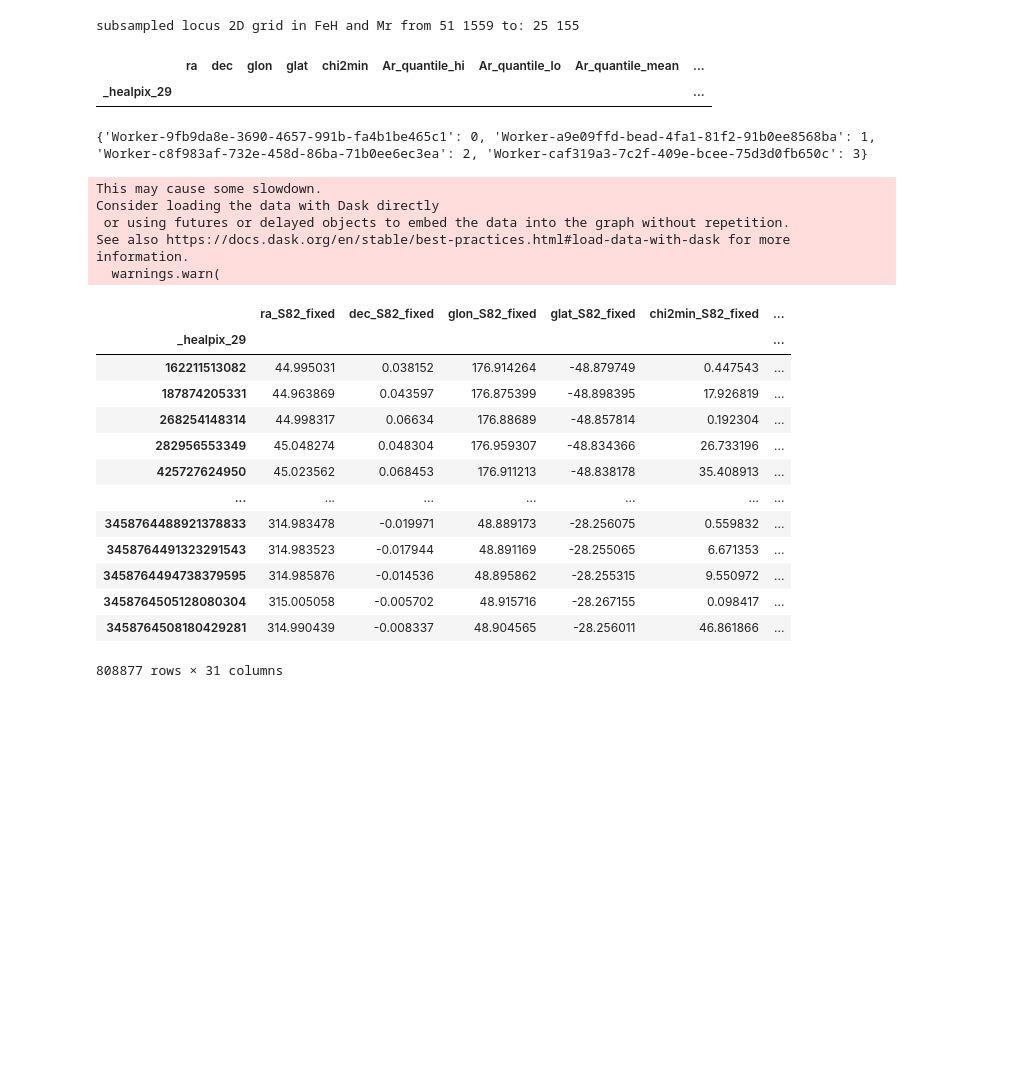
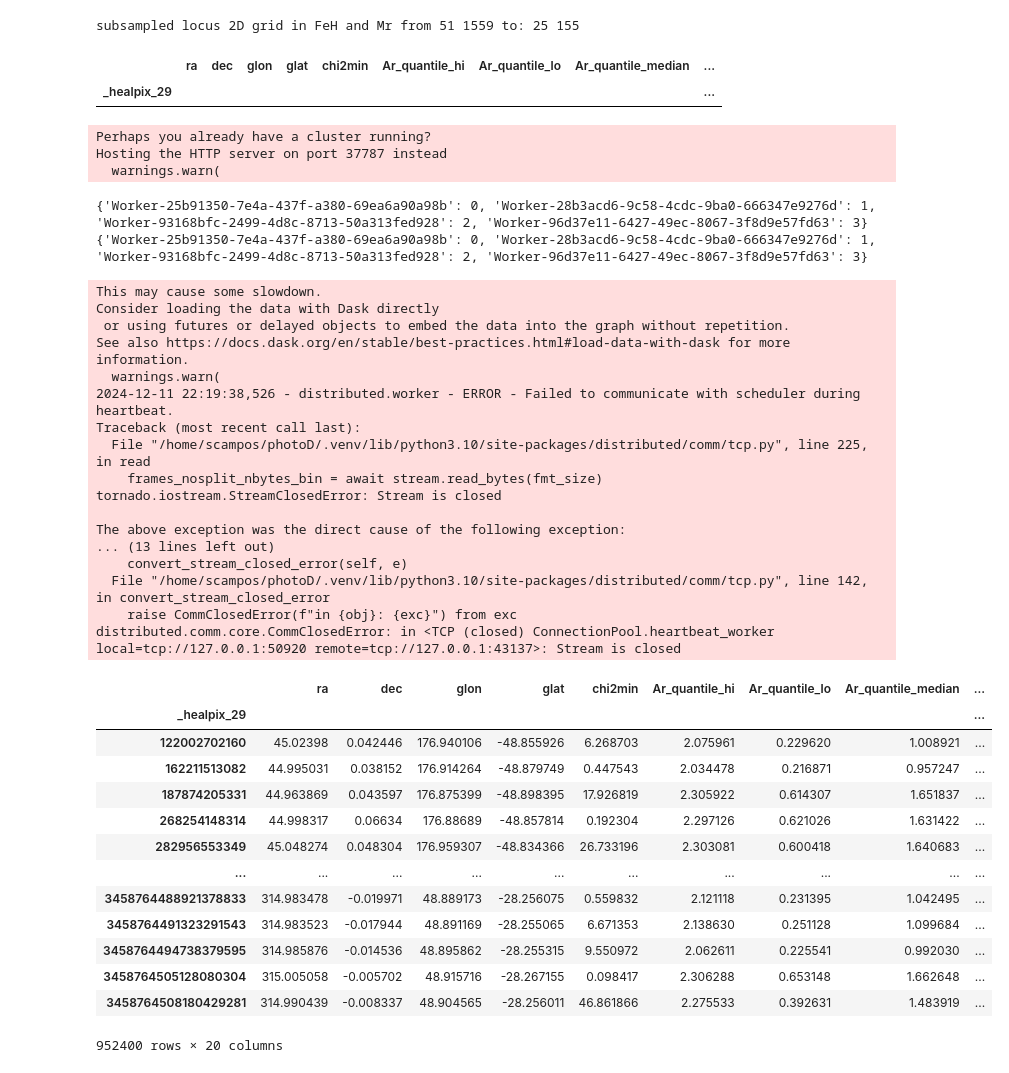
Before and after one commit to labastro-rbi/photoD, a Jupyter notebook: docs/pre_executed/run_with_lsdb.ipynb, the cells around one changed output. Cells and saved outputs as stored; diff of their text form; code cells hidden in the pictures; blank space fills up the shorter version.

Commit message:
Calculate Qr quantiles

```diff
--- a/docs/pre_executed/run_with_lsdb.ipynb
+++ b/docs/pre_executed/run_with_lsdb.ipynb
@@ -93,3 +81,13 @@ def merging_function(partition, map_partition, partition_pixel, map_pixel, globa
+# %%
+quantile_cols = [f"{statisticsName}_quantile_{quantile}" for statisticsName in ["Mr","FeH","Ar","Qr"] for quantile in ["lo","median","hi"]]
+estimate_cols = sorted([*quantile_cols,"MrdS","FeHdS","ArdS"])
+col_names = ["ra","dec","glon","glat","chi2min",*estimate_cols]
+meta = npd.NestedFrame.from_dict({ col: pd.Series([], dtype=np.float32) for col in col_names })
+meta.index.name = "_healpix_29"
+meta
+# %% [output]
+|  | ra | dec | glon | glat | chi2min | Ar_quantile_hi | Ar_quantile_lo | Ar_quantile_median | ... |
+| _healpix_29 |  |  |  |  |  |  |  |  | ... |
 # %%
 def get_worker_dict():
     res = s82_stripe_catalog._ddf.partitions[0:5].map_partitions(lambda df: pd.DataFrame.from_dict({"workers":[get_worker().id]}), meta={"workers": object}).compute()
@@ -97,42 +95,48 @@ def get_worker_dict():
     worker_dict = {id: i for i, id in enumerate(worker_ids)}
     print(worker_dict)
     return worker_dict
-# %%
-quantile_cols = [f"{statisticsName}_quantile_{quantile}" for statisticsName in ["Mr", "FeH", "Ar"] for quantile in ["lo","mean","hi"]]
-estimate_cols = sorted([*quantile_cols,"MrdS","FeHdS","ArdS"])
-col_names = ["ra","dec","glon","glat","chi2min",*estimate_cols]
-meta = npd.NestedFrame.from_dict({ col: pd.Series([], dtype=np.float32) for col in col_names })
-meta.index.name = "_healpix_29"
-meta
-# %% [output]
-|  | ra | dec | glon | glat | chi2min | Ar_quantile_hi | Ar_quantile_lo | Ar_quantile_mean | ... |
-| _healpix_29 |  |  |  |  |  |  |  |  | ... |
 # %%
 with Client(n_workers=4) as client:
     worker_dict = get_worker_dict()
+    print(worker_dict)
     delayed_global_params = delayed(globalParams)
     merge_lazy = s82_stripe_catalog.merge_map(prior_map_catalog, merging_function, globalParams=delayed_global_params, worker_dict=worker_dict, meta=meta)
-    crossmatched = merge_lazy.crossmatch(gaia_distances)
-    xmatch_result = crossmatched.compute()
+    xmatch_result = merge_lazy.compute()
 xmatch_result
 # %% [output]
-{'Worker-9fb9da8e-3690-4657-991b-fa4b1be465c1': 0, 'Worker-a9e09ffd-bead-4fa1-81f2-91b0ee8568ba': 1, 'Worker-c8f983af-732e-458d-86ba-71b0ee6ec3ea': 2, 'Worker-caf319a3-7c2f-409e-bcee-75d3d0fb650c': 3}
+Perhaps you already have a cluster running?
+Hosting the HTTP server on port 37787 instead
+  warnings.warn(
-This may cause some slowdown.
-Consider loading the data with Dask directly
- or using futures or delayed objects to embed the data into the graph without repetition.
-See also https://docs.dask.org/en/stable/best-practices.html#load-data-with-dask for more information.
-  warnings.warn(
+{'Worker-25b91350-7e4a-437f-a380-69ea6a90a98b': 0, 'Worker-28b3acd6-9c58-4cdc-9ba0-666347e9276d': 1, 'Worker-93168bfc-2499-4d8c-8713-50a313fed928': 2, 'Worker-96d37e11-6427-49ec-8067-3f8d9e57fd63': 3}
+{'Worker-25b91350-7e4a-437f-a380-69ea6a90a98b': 0, 'Worker-28b3acd6-9c58-4cdc-9ba0-666347e9276d': 1, 'Worker-93168bfc-2499-4d8c-8713-50a313fed928': 2, 'Worker-96d37e11-6427-49ec-8067-3f8d9e57fd63': 3}
+This may cause some slowdown.
+Consider loading the data with Dask directly
+ or using futures or delayed objects to embed the data into the graph without repetition.
+See also https://docs.dask.org/en/stable/best-practices.html#load-data-with-dask for more information.
+  warnings.warn(
+2024-12-11 22:19:38,526 - distributed.worker - ERROR - Failed to communicate with scheduler during heartbeat.
+Traceback (most recent call last):
+  File "/home/scampos/photoD/.venv/lib/python3.10/site-packages/distributed/comm/tcp.py", line 225, in read
+    frames_nosplit_nbytes_bin = await stream.read_bytes(fmt_size)
+tornado.iostream.StreamClosedError: Stream is closed
+
+The above exception was the direct cause of the following exception:
+... (13 lines left out)
+    convert_stream_closed_error(self, e)
+  File "/home/scampos/photoD/.venv/lib/python3.10/site-packages/distributed/comm/tcp.py", line 142, in convert_stream_closed_error
+    raise CommClosedError(f"in {obj}: {exc}") from exc
+distributed.comm.core.CommClosedError: in <TCP (closed) ConnectionPool.heartbeat_worker local=tcp://127.0.0.1:50920 remote=tcp://127.0.0.1:43137>: Stream is closed
-|  | ra_S82_fixed | dec_S82_fixed | glon_S82_fixed | glat_S82_fixed | chi2min_S82_fixed | ... |
-| _healpix_29 |  |  |  |  |  | ... |
-| 162211513082 | 44.995031 | 0.038152 | 176.914264 | -48.879749 | 0.447543 | ... |
-| 187874205331 | 44.963869 | 0.043597 | 176.875399 | -48.898395 | 17.926819 | ... |
-| 268254148314 | 44.998317 | 0.06634 | 176.88689 | -48.857814 | 0.192304 | ... |
-| 282956553349 | 45.048274 | 0.048304 | 176.959307 | -48.834366 | 26.733196 | ... |
-| 425727624950 | 45.023562 | 0.068453 | 176.911213 | -48.838178 | 35.408913 | ... |
-| ... | ... | ... | ... | ... | ... | ... |
-| 3458764488921378833 | 314.983478 | -0.019971 | 48.889173 | -28.256075 | 0.559832 | ... |
-| 3458764491323291543 | 314.983523 | -0.017944 | 48.891169 | -28.255065 | 6.671353 | ... |
-| 3458764494738379595 | 314.985876 | -0.014536 | 48.895862 | -28.255315 | 9.550972 | ... |
-| 3458764505128080304 | 315.005058 | -0.005702 | 48.915716 | -28.267155 | 0.098417 | ... |
-| 3458764508180429281 | 314.990439 | -0.008337 | 48.904565 | -28.256011 | 46.861866 | ... |
+|  | ra | dec | glon | glat | chi2min | Ar_quantile_hi | Ar_quantile_lo | Ar_quantile_median | ... |
+| _healpix_29 |  |  |  |  |  |  |  |  | ... |
+| 122002702160 | 45.02398 | 0.042446 | 176.940106 | -48.855926 | 6.268703 | 2.075961 | 0.229620 | 1.008921 | ... |
+| 162211513082 | 44.995031 | 0.038152 | 176.914264 | -48.879749 | 0.447543 | 2.034478 | 0.216871 | 0.957247 | ... |
+| 187874205331 | 44.963869 | 0.043597 | 176.875399 | -48.898395 | 17.926819 | 2.305922 | 0.614307 | 1.651837 | ... |
+| 268254148314 | 44.998317 | 0.06634 | 176.88689 | -48.857814 | 0.192304 | 2.297126 | 0.621026 | 1.631422 | ... |
+| 282956553349 | 45.048274 | 0.048304 | 176.959307 | -48.834366 | 26.733196 | 2.303081 | 0.600418 | 1.640683 | ... |
+| ... | ... | ... | ... | ... | ... | ... | ... | ... | ... |
+| 3458764488921378833 | 314.983478 | -0.019971 | 48.889173 | -28.256075 | 0.559832 | 2.121118 | 0.231395 | 1.042495 | ... |
+| 3458764491323291543 | 314.983523 | -0.017944 | 48.891169 | -28.255065 | 6.671353 | 2.138630 | 0.251128 | 1.099684 | ... |
+| 3458764494738379595 | 314.985876 | -0.014536 | 48.895862 | -28.255315 | 9.550972 | 2.062611 | 0.225541 | 0.992030 | ... |
+| 3458764505128080304 | 315.005058 | -0.005702 | 48.915716 | -28.267155 | 0.098417 | 2.306288 | 0.653148 | 1.662648 | ... |
+| 3458764508180429281 | 314.990439 | -0.008337 | 48.904565 | -28.256011 | 46.861866 | 2.275533 | 0.392631 | 1.483919 | ... |
-808877 rows × 31 columns
+952400 rows × 20 columns
```
Also changed, not shown: parts of 8 cells of this notebook, 4 other files.
